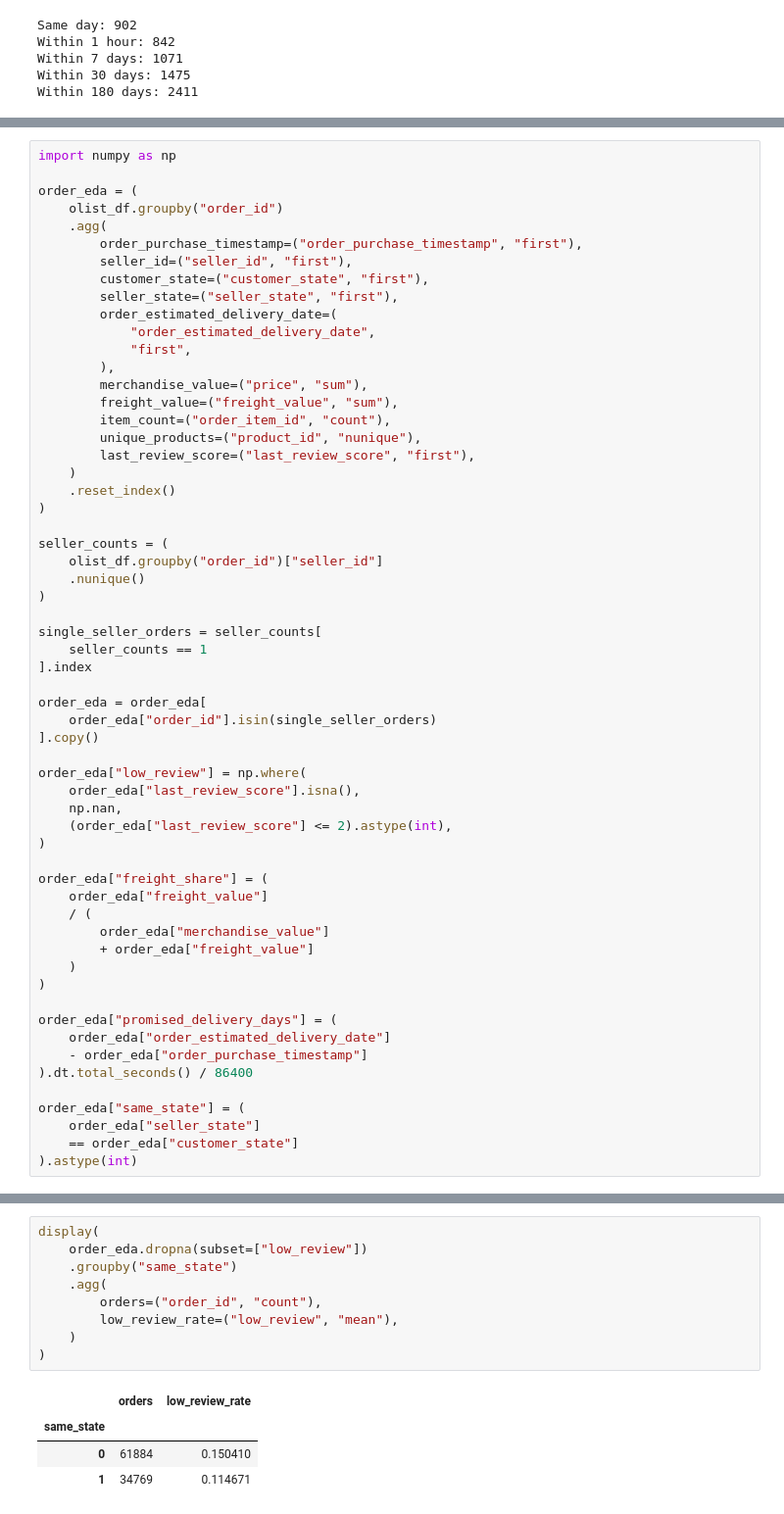
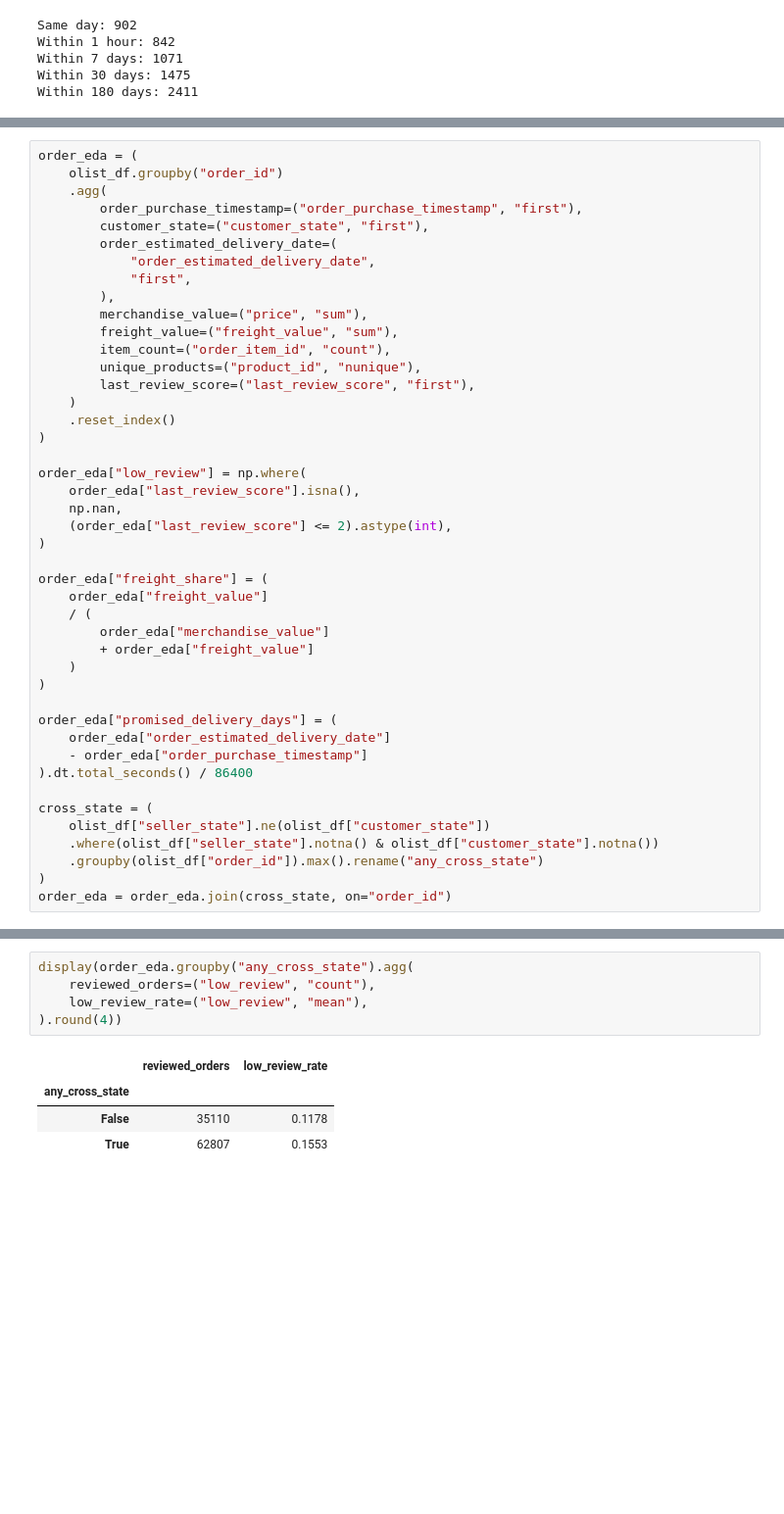
Before and after one commit to asherdata1/supply-chain-decision-support, a Jupyter notebook: 02_notebooks/asher_eda.ipynb, the cells around one changed output, grey strips where cells are left out. Shown at 98% size. Drawn from its saved outputs; the diff is of its cells as text; blank space fills up the shorter version.

Commit message:
Finalize order-risk modeling and streamline preprocessing and EDA

```diff
--- a/02_notebooks/asher_eda.ipynb
+++ b/02_notebooks/asher_eda.ipynb
@@ -491,13 +245,9 @@ display(review_distribution.round(2))
 # %%
-import numpy as np
-
 order_eda = (
     olist_df.groupby("order_id")
     .agg(
         order_purchase_timestamp=("order_purchase_timestamp", "first"),
-        seller_id=("seller_id", "first"),
         customer_state=("customer_state", "first"),
-        seller_state=("seller_state", "first"),
         order_estimated_delivery_date=(
             "order_estimated_delivery_date",
             "first",
@@ -510,19 +260,6 @@ order_eda = (
     )
     .reset_index()
 )
-
-seller_counts = (
-    olist_df.groupby("order_id")["seller_id"]
-    .nunique()
-)
-
-single_seller_orders = seller_counts[
-    seller_counts == 1
-].index
-
-order_eda = order_eda[
-    order_eda["order_id"].isin(single_seller_orders)
-].copy()
 
 order_eda["low_review"] = np.where(
     order_eda["last_review_score"].isna(),
@@ -543,10 +280,12 @@ order_eda["promised_delivery_days"] = (
     - order_eda["order_purchase_timestamp"]
 ).dt.total_seconds() / 86400
 
-order_eda["same_state"] = (
-    order_eda["seller_state"]
-    == order_eda["customer_state"]
-).astype(int)
+cross_state = (
+    olist_df["seller_state"].ne(olist_df["customer_state"])
+    .where(olist_df["seller_state"].notna() & olist_df["customer_state"].notna())
+    .groupby(olist_df["order_id"]).max().rename("any_cross_state")
+)
+order_eda = order_eda.join(cross_state, on="order_id")
 # %%
 features = [
     "merchandise_value",
@@ -608,14 +350,10 @@ item_count
 # %%
-display(
-    order_eda.dropna(subset=["low_review"])
-    .groupby("same_state")
-    .agg(
-        orders=("order_id", "count"),
-        low_review_rate=("low_review", "mean"),
-    )
-)
+display(order_eda.groupby("any_cross_state").agg(
+    reviewed_orders=("low_review", "count"),
+    low_review_rate=("low_review", "mean"),
+).round(4))
 # %% [output]
-|  | orders | low_review_rate |
-| same_state |  |  |
-| 0 | 61884 | 0.150410 |
-| 1 | 34769 | 0.114671 |
+|  | reviewed_orders | low_review_rate |
+| any_cross_state |  |  |
+| False | 35110 | 0.1178 |
+| True | 62807 | 0.1553 |
```
Also changed, not shown: parts of 36 cells of this notebook, 3 other files.
